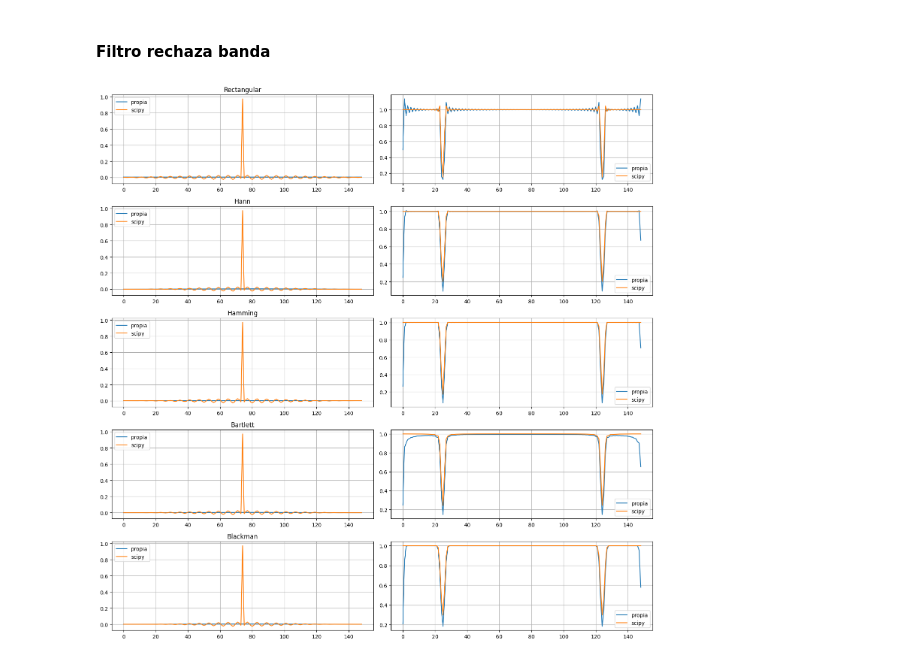
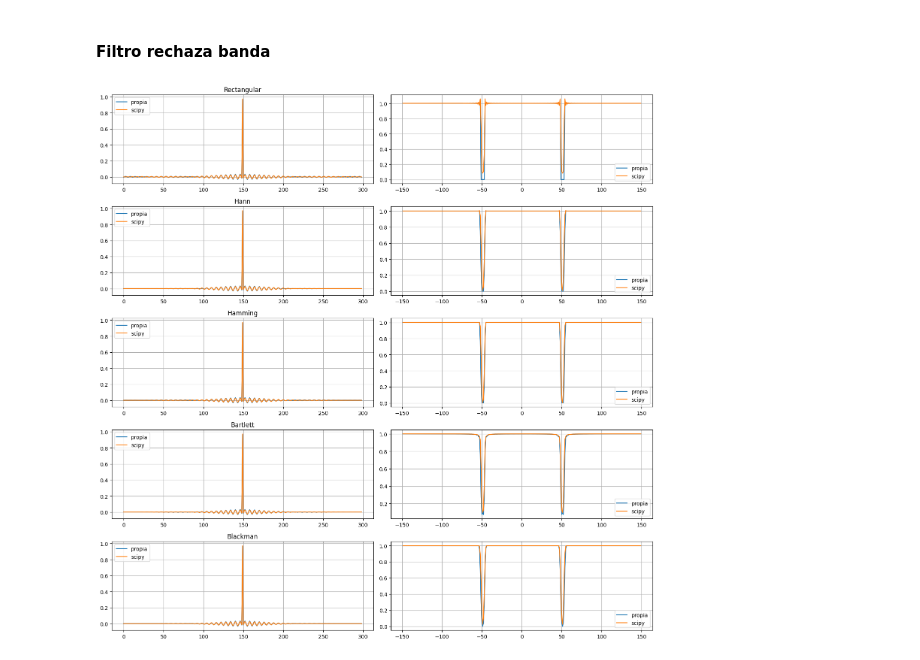
Before and after one commit to francoherg/PDS-2025, a Jupyter notebook: Practica/Guia5/5-2-1.ipynb, the cells around one changed output. Saved outputs shown, nothing was run; the diff lists cells and outputs as text; code cells hidden in the pictures.

Commit message:
filtros

```diff
--- a/Practica/Guia5/5-2-1.ipynb
+++ b/Practica/Guia5/5-2-1.ipynb
@@ -96,48 +96,79 @@ def retardar(X,i):
     Xret = X*exp
     return Xret
 
-def rechazabandaFreq(fm,f1,f2):
+def rechazabandaFreq(N,f1,f2):
     '''genera la respuesta en frecuencia para un filtro pasa alto de frecuencia muestreal fm para frecuencias >= f'''
-    k = np.arange(fm)
-    H = np.where(np.logical_or(np.less(k,f1),np.greater(k,fm-f1)), 1, 0)
-    H = np.where(np.logical_and(np.greater(k,f2),np.less(k,fm-f2)), 1, H)
+    k = np.arange(N)
+    H = np.where(np.logical_or(np.less(k,f1),np.greater(k,N-f1)), 1, 0)
+    H = np.where(np.logical_and(np.greater(k,f2),np.less(k,N-f2)), 1, H)
     return H
 
-def FIRRechazaBanda(fm,f1,f2,N,W):
+def FIRRechazaBanda(fmin,fmax,N,W):
     '''Genera un h[n] de un filtro pasa banda para frecuencias f1 <= k <= f2, con duracion N muestras y aplicando la ventana W'''
+    xMuestreo = 10
+    FMin = fmin*xMuestreo
+    FMax = fmax*xMuestreo
 
     # Generar respuesta en frecuencia deseada
-    X = rechazabandaFreq(fm,f1,f2)
+    X = rechazabandaFreq(N*xMuestreo,FMin,FMax)
 
     # Aplicar retardo
-    X = retardar(X,N/2.0)   # Por alguna razon, (N-1)/2 rompe todo
+    X = retardar(X,(N-1 if N%2 != 0 else N)/2.0)
 
     # Antitransformar
-    x = np.fft.ifft(X)
+    x = np.fft.ifft(X[np.arange(N)*10])
 
     # Aplicar ventana
     x = W(x,0,N)
 
-    # Devolver recortada
+    # Devolver muestreada en tiempo para N muestras
     return x[:N]
 
 # Parametros
 fm = 300
 fmin = 48
 fmax = 52
-longitud = 149# Rechaza Banda
+longitud = 299# Rechaza Banda
 
-hrectangular = FIRRechazaBanda(fm,fmin,fmax,longitud,rectangular)
-hhann = FIRRechazaBanda(fm,fmin,fmax,longitud,hann)
-hhamming = FIRRechazaBanda(fm,fmin,fmax,longitud,hamming)
-hbartlett = FIRRechazaBanda(fm,fmin,fmax,longitud,bartlett)
-hblackman = FIRRechazaBanda(fm,fmin,fmax,longitud,blackman)
+# Generar Filtros
+hrectangular = FIRRechazaBanda(fmin,fmax,longitud,rectangular)
+hhann = FIRRechazaBanda(fmin,fmax,longitud,hann)
+hhamming = FIRRechazaBanda(fmin,fmax,longitud,hamming)
+hbartlett = FIRRechazaBanda(fmin,fmax,longitud,bartlett)
+hblackman = FIRRechazaBanda(fmin,fmax,longitud,blackman)
 
+# Filtros de scipy para comparar
 scipyhrectangular = firwin(longitud,[fmin,fmax],window='boxcar', fs=fm)
 scipyhhann = firwin(longitud,[fmin,fmax],window='hann', fs=fm)
 scipyhhamming = firwin(longitud,[fmin,fmax],window='hamming', fs=fm)
 scipyhbartlett = firwin(longitud,[fmin,fmax],window='bartlett', fs=fm)
 scipyhblackman = firwin(longitud,[fmin,fmax],window='blackman', fs=fm)
+
+# Acomodar para graficar bien
+f = np.arange(longitud)-(longitud//2)
+Hrectangular = np.fft.fft(hrectangular)
+Hrectangular = np.concatenate([Hrectangular[longitud//2:],Hrectangular[:longitud//2]])
+Hhann = np.fft.fft(hhann)
+Hhann = np.concatenate([Hhann[longitud//2:],Hhann[:longitud//2]])
+Hhamming = np.fft.fft(hhamming)
+Hhamming = np.concatenate([Hhamming[longitud//2:],Hhamming[:longitud//2]])
+Hbartlett = np.fft.fft(hbartlett)
+Hbartlett = np.concatenate([Hbartlett[longitud//2:],Hbartlett[:longitud//2]])
+Hblackman = np.fft.fft(hblackman)
+Hblackman = np.concatenate([Hblackman[longitud//2:],Hblackman[:longitud//2]])
+
+scipyHrectangular = np.fft.fft(scipyhrectangular)
+scipyHrectangular = np.concatenate([scipyHrectangular[longitud//2:],scipyHrectangular[:longitud//2]])
+scipyHhann = np.fft.fft(scipyhhann)
+scipyHhann = np.concatenate([scipyHhann[longitud//2:],scipyHhann[:longitud//2]])
+scipyHhamming = np.fft.fft(scipyhhamming)
+scipyHhamming = np.concatenate([scipyHhamming[longitud//2:],scipyHhamming[:longitud//2]])
+scipyHbartlett = np.fft.fft(scipyhbartlett)
+scipyHbartlett = np.concatenate([scipyHbartlett[longitud//2:],scipyHbartlett[:longitud//2]])
+scipyHblackman = np.fft.fft(scipyhblackman)
+scipyHblackman = np.concatenate([scipyHblackman[longitud//2:],scipyHblackman[:longitud//2]])
+
+# Graficar
 
 fig, ax = plt.subplots(5,2)
 fig.set_figheight(15)
@@ -147,44 +178,44 @@ for axi in ax:
         axj.grid()
 
 ax[0][0].plot(hrectangular, label='propia')
 ax[0][0].plot(scipyhrectangular, label='scipy')
 ax[0][0].set_title('Rectangular')
 ax[0][0].legend(loc='upper left')
 ax[1][0].plot(hhann, label='propia')
 ax[1][0].plot(scipyhhann, label='scipy')
 ax[1][0].set_title('Hann')
 ax[1][0].legend(loc='upper left')
 ax[2][0].plot(hhamming, label='propia')
 ax[2][0].plot(scipyhhamming, label='scipy')
 ax[2][0].set_title('Hamming')
 ax[2][0].legend(loc='upper left')
 ax[3][0].plot(hbartlett, label='propia')
 ax[3][0].plot(scipyhbartlett, label='scipy')
 ax[3][0].set_title('Bartlett')
 ax[3][0].legend(loc='upper left')
 ax[4][0].plot(hblackman, label='propia')
 ax[4][0].plot(scipyhblackman, label='scipy')
 ax[4][0].set_title('Blackman')
 ax[4][0].legend(loc='upper left')
 
-ax[0][1].plot(np.abs(np.fft.fft(hrectangular)), label='propia')
-ax[0][1].plot(np.abs(np.fft.fft(scipyhrectangular)), label='scipy')
+ax[0][1].plot(f, np.abs(Hrectangular), label='propia')
+ax[0][1].plot(f, np.abs(scipyHrectangular), label='scipy')
 ax[0][1].legend(loc='lower right')
-ax[1][1].plot(np.abs(np.fft.fft(hhann)), label='propia')
-ax[1][1].plot(np.abs(np.fft.fft(scipyhhann)), label='scipy')
+ax[1][1].plot(f, np.abs(Hhann), label='propia')
+ax[1][1].plot(f, np.abs(scipyHhann), label='scipy')
 ax[1][1].legend(loc='lower right')
-ax[2][1].plot(np.abs(np.fft.fft(hhamming)), label='propia')
-ax[2][1].plot(np.abs(np.fft.fft(scipyhhamming)), label='scipy')
+ax[2][1].plot(f, np.abs(Hhamming), label='propia')
+ax[2][1].plot(f, np.abs(scipyHhamming), label='scipy')
 ax[2][1].legend(loc='lower right')
-ax[3][1].plot(np.abs(np.fft.fft(hbartlett)), label='propia')
-ax[3][1].plot(np.abs(np.fft.fft(scipyhbartlett)), label='scipy')
+ax[3][1].plot(f, np.abs(Hbartlett), label='propia')
+ax[3][1].plot(f, np.abs(scipyHbartlett), label='scipy')
 ax[3][1].legend(loc='lower right')
-ax[4][1].plot(np.abs(np.fft.fft(hblackman)), label='propia')
-ax[4][1].plot(np.abs(np.fft.fft(scipyhblackman)), label='scipy')
+ax[4][1].plot(f, np.abs(Hblackman), label='propia')
+ax[4][1].plot(f, np.abs(scipyHblackman), label='scipy')
 ax[4][1].legend(loc='lower right')
 fig.tight_layout()
 # %% [output]
-[figure, old version]
+[figure, new version]
 # %%
 import random
 
```
Also changed, not shown: parts of 1 cell of this notebook, 1 other file.
